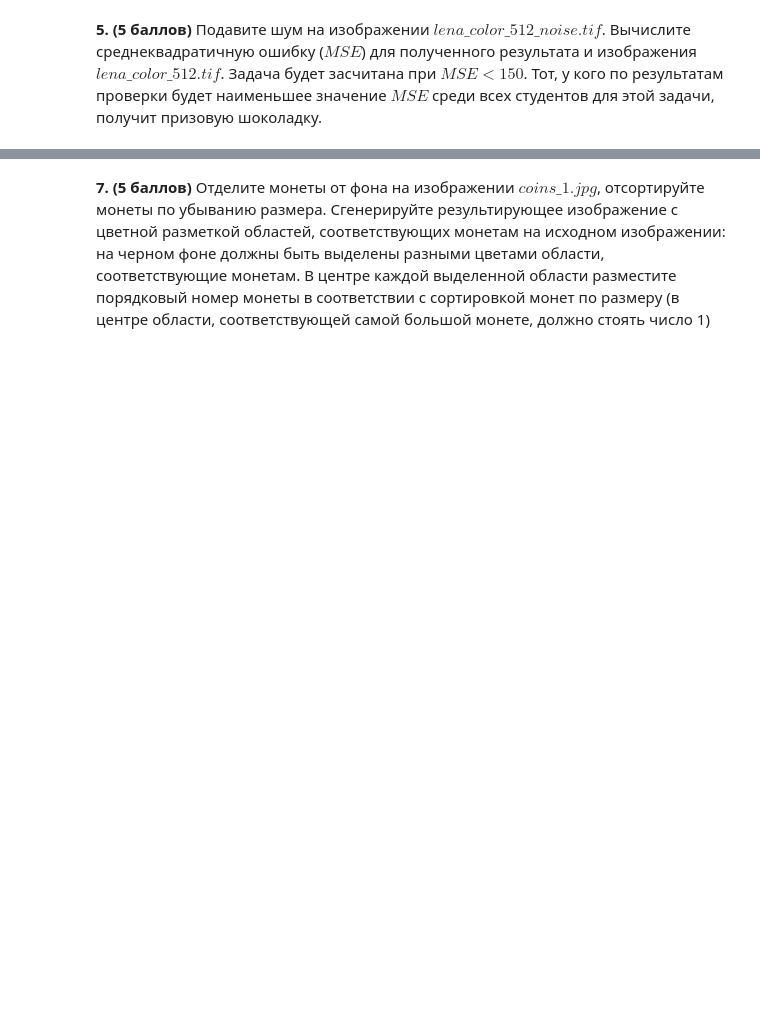
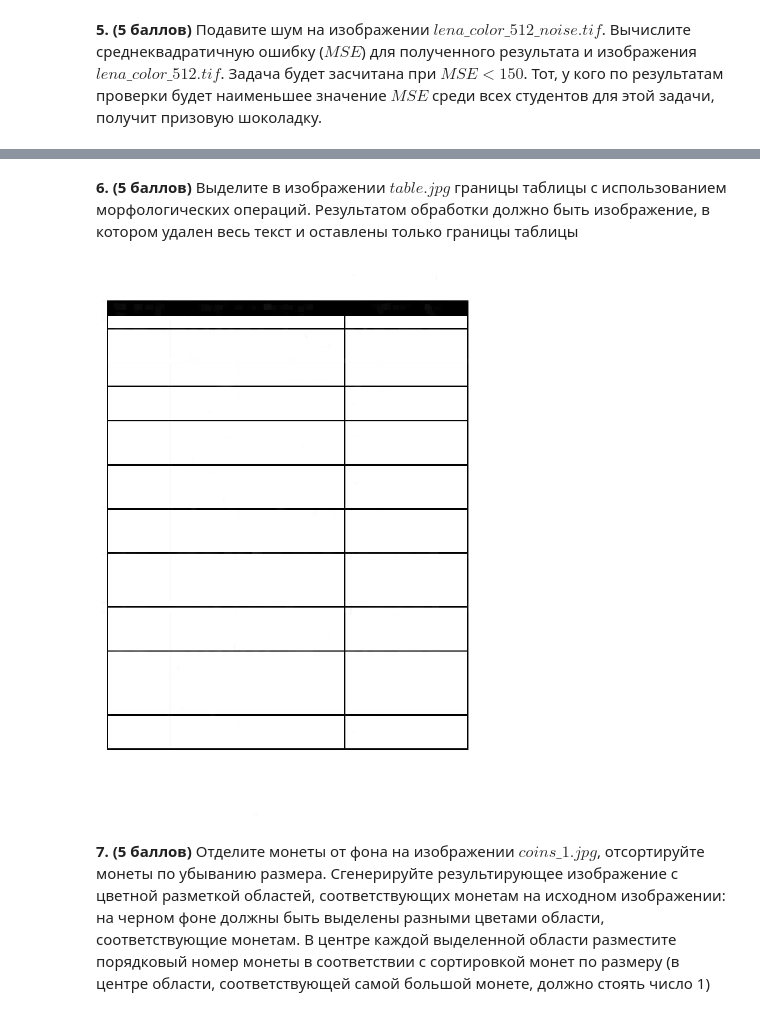
Before and after one commit to GrigoryBartosh/hse08_ip, a Jupyter notebook: hw2/homework2.ipynb, the cells around one changed output, grey strips where cells are left out. Cells and saved outputs as stored; diff of their text form; code cells hidden in the pictures; blank space fills up the shorter version.

```diff
--- a/hw2/homework2.ipynb
+++ b/hw2/homework2.ipynb
@@ -59,2 +186,32 @@ show(table, size=10)
+# %% [markdown]
+**6. (5 баллов)** Выделите в изображении $table.jpg$ границы таблицы с использованием морфологических операций. Результатом обработки должно быть изображение, в котором удален весь текст и оставлены только границы таблицы
+# %%
+table = cv2.imread("table.jpg")
+
+kernel = np.ones((2, 2), np.uint8)
+table = cv2.dilate(table, kernel, iterations=1)
+
+table_h = table.copy()
+kernel_h = np.array([[0, 0, 0],
+                     [1, 1, 1],
+                     [0, 0, 0]], np.uint8)
+table_h = cv2.dilate(table_h, kernel_h, iterations=2)
+table_h = cv2.erode(table_h, kernel_h, iterations=2)
+
+table_v = table.copy()
+kernel_v = np.array([[0, 1, 0],
+                     [0, 1, 0],
+                     [0, 1, 0]], np.uint8)
+table_v = cv2.dilate(table_v, kernel_v, iterations=2)
+table_v = cv2.erode(table_v, kernel_v, iterations=2)
+
+table = cv2.bitwise_and(table_h, table_v)
+
+table = cv2.erode(table, kernel, iterations=6)
+table = cv2.dilate(table, kernel, iterations=5)
+
+show(table, size=10)
+# %% [output]
+[figure, added]
 # %% [markdown]
 **7. (5 баллов)** Отделите монеты от фона на изображении $coins\_1.jpg$, отсортируйте монеты по убыванию размера. Сгенерируйте результирующее изображение с цветной разметкой областей, соответствующих монетам на исходном изображении: на черном фоне должны быть выделены разными цветами области, соответствующие монетам. В центре каждой выделенной области разместите порядковый номер монеты в соответствии с сортировкой монет по размеру (в центре области, соответствующей самой большой монете, должно стоять число 1)
```
Also changed, not shown: parts of 18 cells of this notebook.
